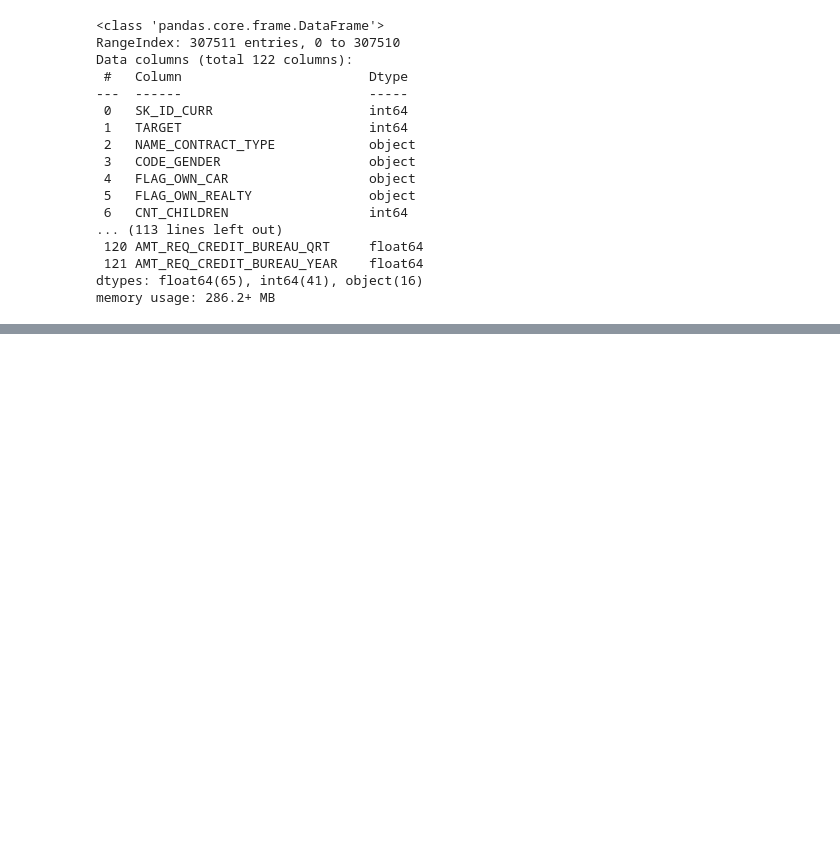
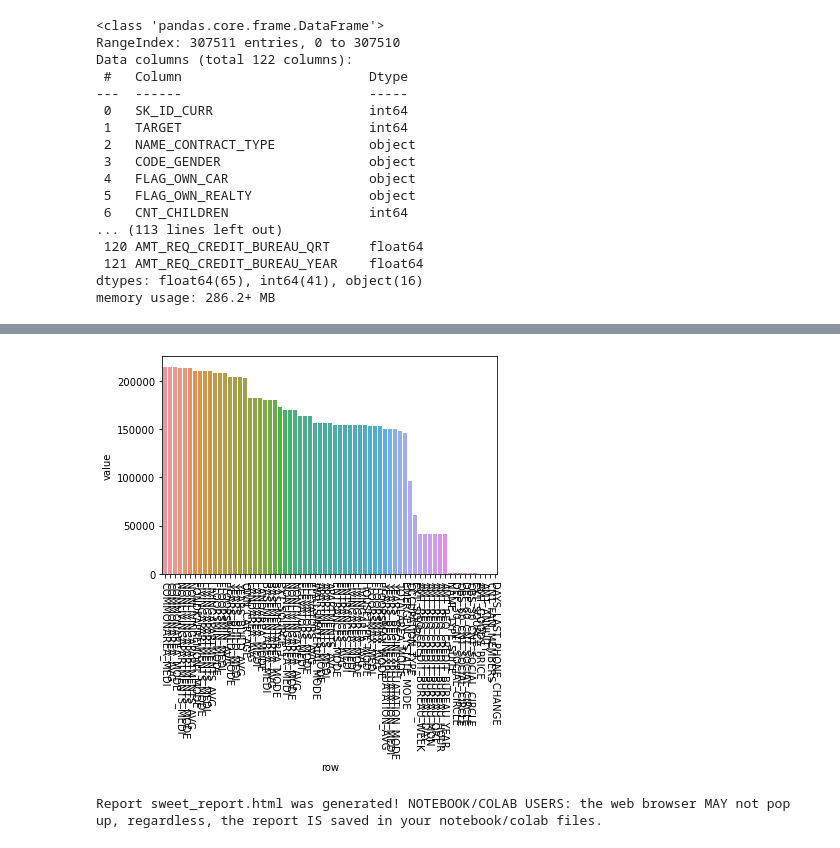
Before and after one commit to KatieA88/CreditScorecard, a Jupyter notebook: 3A Training Data.ipynb, the cells around one changed output, grey strips where cells are left out. Drawn from its saved outputs; the diff is of its cells as text; code cells hidden in the pictures; blank space fills up the shorter version.

```diff
--- a/3A Training Data.ipynb
+++ b/3A Training Data.ipynb
@@ -146,0 +114,5 @@ for column in data_app_train:
+# %%
+df_null_values = data_app_train.isnull().sum()
+df_only_null_values = df_null_values.loc[(df_null_values!=0)].to_frame().reset_index()
+df_only_null_values.rename(columns={'index':'row', 0:'value'}, inplace=True)
+df_only_null_values.sort_values(by='value',ascending=False)
@@ -146,0 +137,18 @@ for column in data_app_train:
+# %%
+plot_order = df_only_null_values.sort_values(by='value', ascending=False).row.values
+sns.barplot(x='row', y='value', data=df_only_null_values, order=plot_order)
+plt.xticks(rotation=-90)
+plt.show()
+# %% [output]
+[figure, added]
+# %%
+import pandas as pd
+import sweetviz as sv
+
+#EDA using Autoviz
+sweet_report = sv.analyze(data_app_train)
+
+#Saving results to HTML file
+sweet_report.show_html('sweet_report.html')
+# %% [output]
+Report sweet_report.html was generated! NOTEBOOK/COLAB USERS: the web browser MAY not pop up, regardless, the report IS saved in your notebook/colab files.
```
Also changed, not shown: parts of 16 cells of this notebook, 3 other files.
